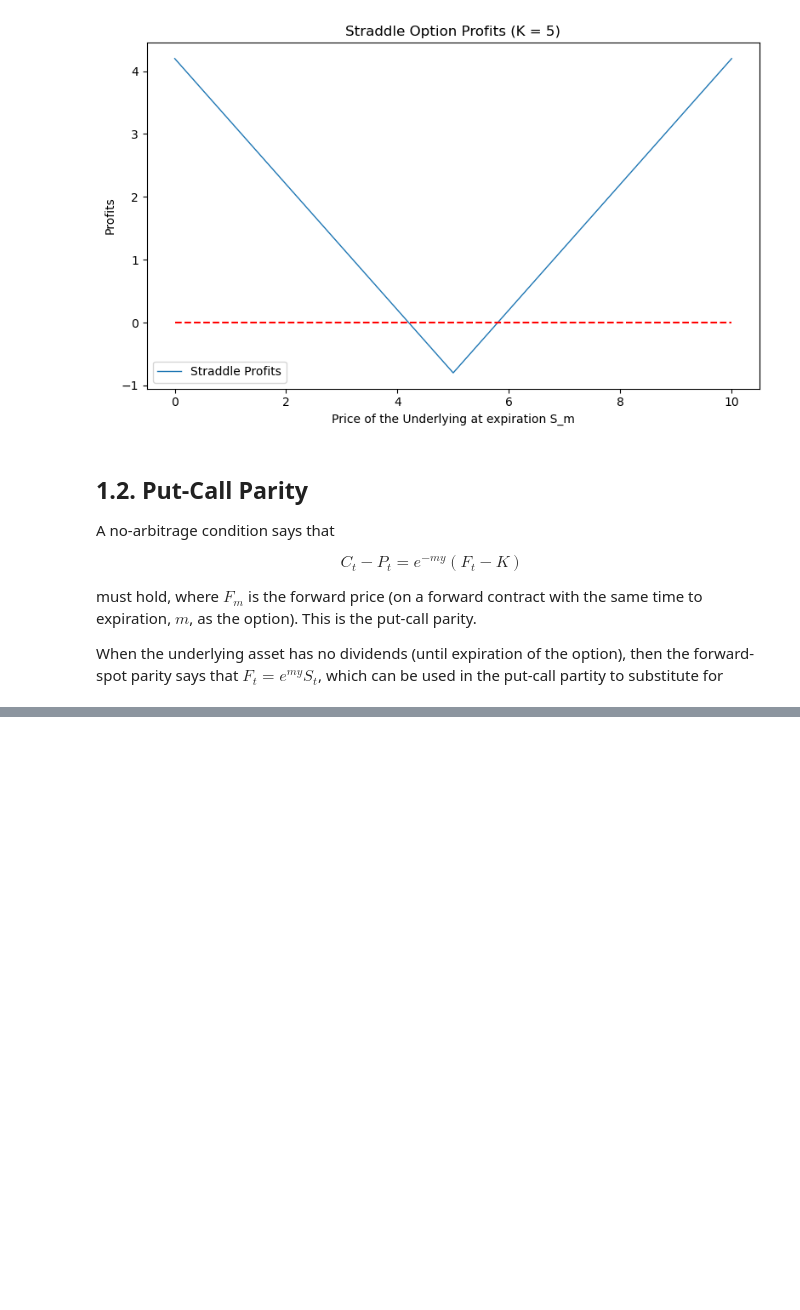
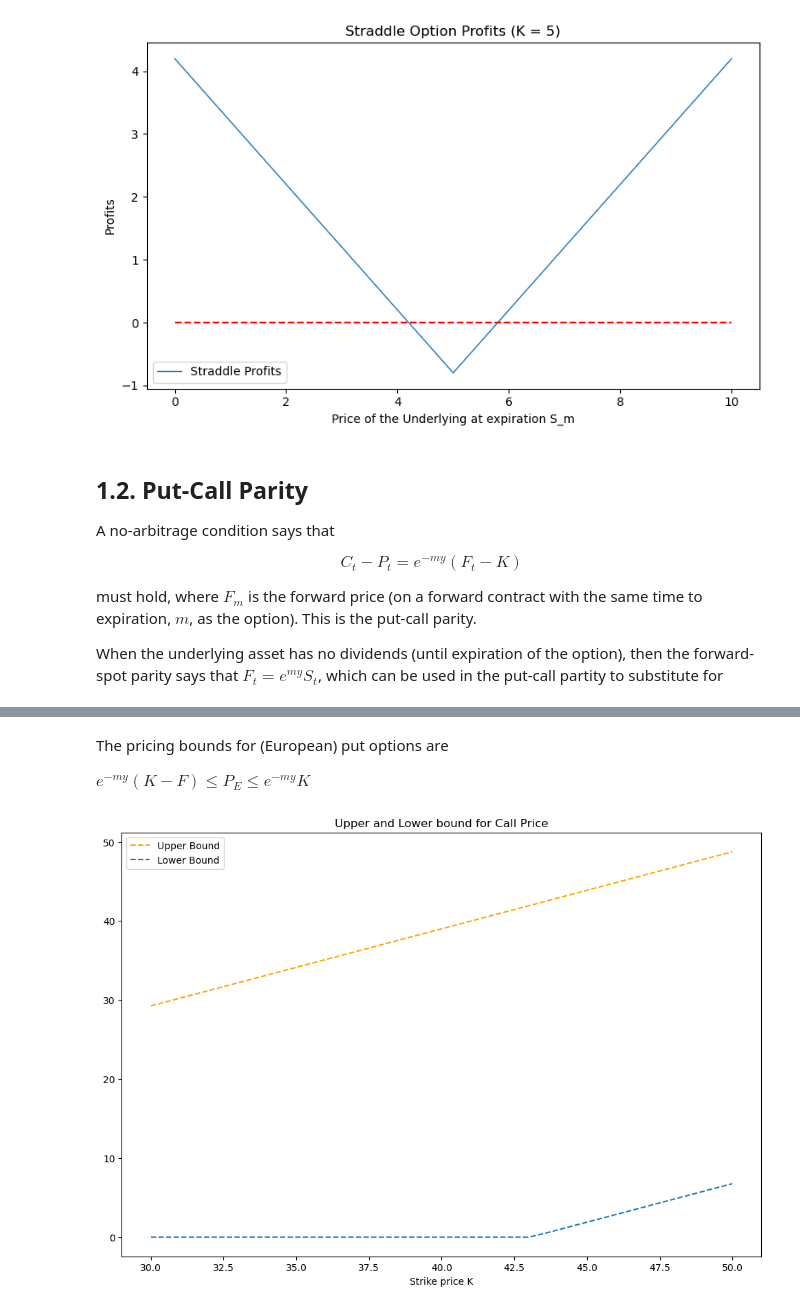
Before and after one commit to jacoporauseo/TheoryofFinanceHSG, a Jupyter notebook: 19. Basic Options.ipynb, the cells around one changed output, grey strips where cells are left out. Drawn from its saved outputs; the diff is of its cells as text; code cells hidden in the pictures; blank space fills up the shorter version.

Commit message:
Basic Options updated

```diff
--- a/19. Basic Options.ipynb
+++ b/19. Basic Options.ipynb
@@ -93,0 +122,17 @@ When the underlying asset has no dividends (until expiration of the option), the
+# %% [markdown]
+The pricing bounds for (European) put options are
+
+$e^{-my}(K-F) \leq P_{E}  \leq e^{-my}K$
+# %%
+P_Upper = np.exp(-m*y)*K_range
+P_Lower = np.maximum(np.zeros(n),np.exp(-m*y)*(K_range-F))
+
+plt.figure(figsize=(12,8))
+plt.plot(K_range, P_Upper, linestyle="--", label = "Upper Bound", color = "orange")
+plt.plot(K_range, P_Lower, linestyle="--", label = "Lower Bound")
+plt.title("Upper and Lower bound for Call Price")
+plt.xlabel("Strike price K")
+plt.legend()
+plt.show()
+# %% [output]
+[figure, added]
```
Also changed, not shown: parts of 2 cells of this notebook.
